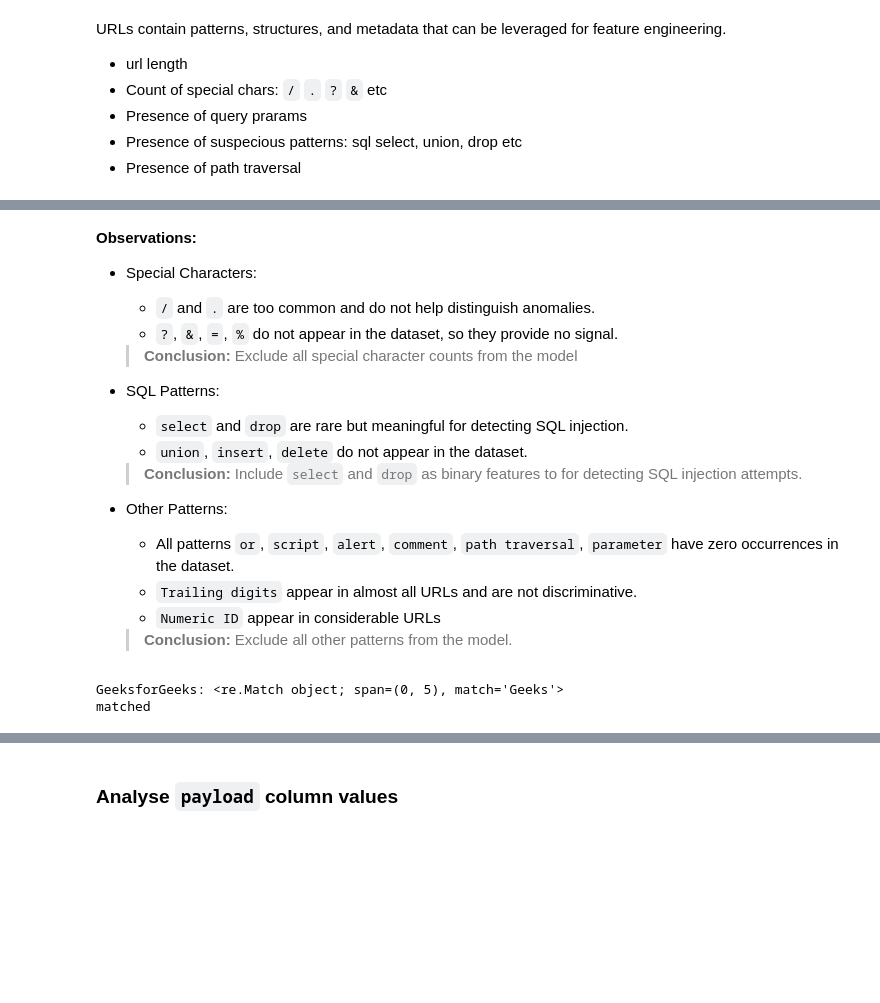
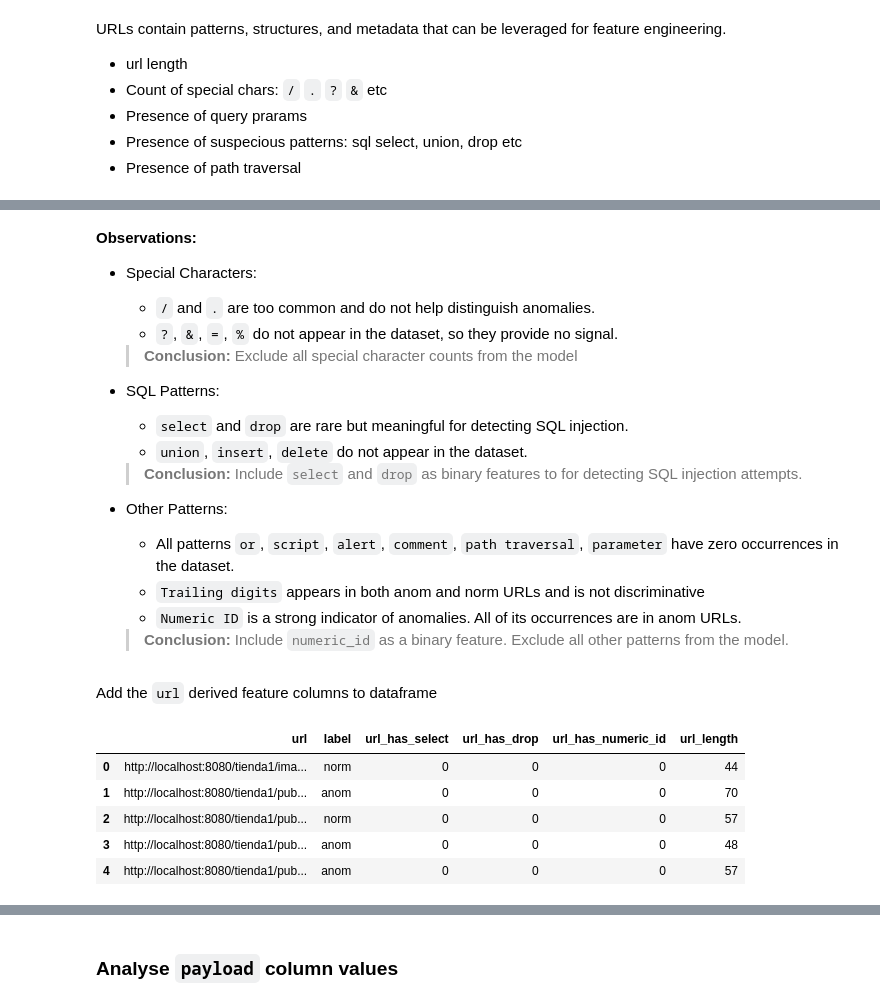
Before and after one commit to arkb2023/mlhttp, a Jupyter notebook: notebooks/featurize.ipynb, the cells around one changed output, grey strips where cells are left out. Drawn from its saved outputs; the diff is of its cells as text; code cells hidden in the pictures; blank space fills up the shorter version.

Commit message:
enhanced analysis for url column

```diff
--- a/notebooks/featurize.ipynb
+++ b/notebooks/featurize.ipynb
@@ -405,14 +417,26 @@ Total URLs containing per SQL pattern:
 
 - Other Patterns:
   - All patterns `or`, `script`, `alert`, `comment`, `path traversal`, `parameter` have zero occurrences in the dataset.
-  - `Trailing digits` appear in almost all URLs and are not discriminative.
-  - `Numeric ID` appear in considerable URLs
-  > **Conclusion:** Exclude all other patterns from the model.
+  - `Trailing digits` appears in both anom and norm URLs and is not discriminative
+  - `Numeric ID` is a strong indicator of anomalies. All of its occurrences are in anom URLs.
+  > **Conclusion:** Include `numeric_id` as a binary feature. Exclude all other patterns from the model.
-# %%
-import re
-print('GeeksforGeeks:', re.search(r'\bGeeks\b', 'Geeks.forGeeks'))
-if re.search(r'\bGeeks\b', 'Geeks.forGeeks'):
-    print("matched")
-# %% [output]
-GeeksforGeeks: <re.Match object; span=(0, 5), match='Geeks'>
-matched
+# %% [markdown]
+Add the `url` derived feature columns to dataframe
+# %%
+# Assuming df_featurised contains 'url' and 'label' columns
+df_featurised["url_has_select"] = df_featurised["url"].str.contains("select", case=False).astype(int)
+df_featurised["url_has_drop"] = df_featurised["url"].str.contains("drop", case=False).astype(int)
+df_featurised["url_has_numeric_id"] = df_featurised["url"].apply(lambda x: 1 if re.search(r"/\d{10,}", x) else 0).astype(int)
+
+# Additional features
+df_featurised["url_length"] = df_featurised["url"].apply(len)
+
+# Display the new features
+df_featurised[["url", "label", "url_has_select", "url_has_drop", "url_has_numeric_id", "url_length"]].head()
+# %% [output]
+|  | url | label | url_has_select | url_has_drop | url_has_numeric_id | url_length |
+| 0 | http://localhost:8080/tienda1/ima... | norm | 0 | 0 | 0 | 44 |
+| 1 | http://localhost:8080/tienda1/pub... | anom | 0 | 0 | 0 | 70 |
+| 2 | http://localhost:8080/tienda1/pub... | norm | 0 | 0 | 0 | 57 |
+| 3 | http://localhost:8080/tienda1/pub... | anom | 0 | 0 | 0 | 48 |
+| 4 | http://localhost:8080/tienda1/pub... | anom | 0 | 0 | 0 | 57 |
```
Also changed, not shown: parts of 10 cells of this notebook.
